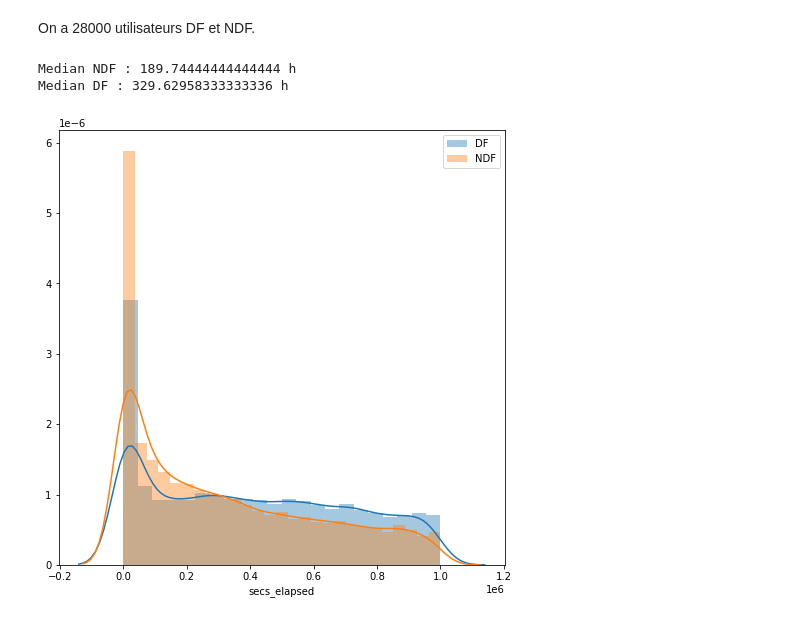
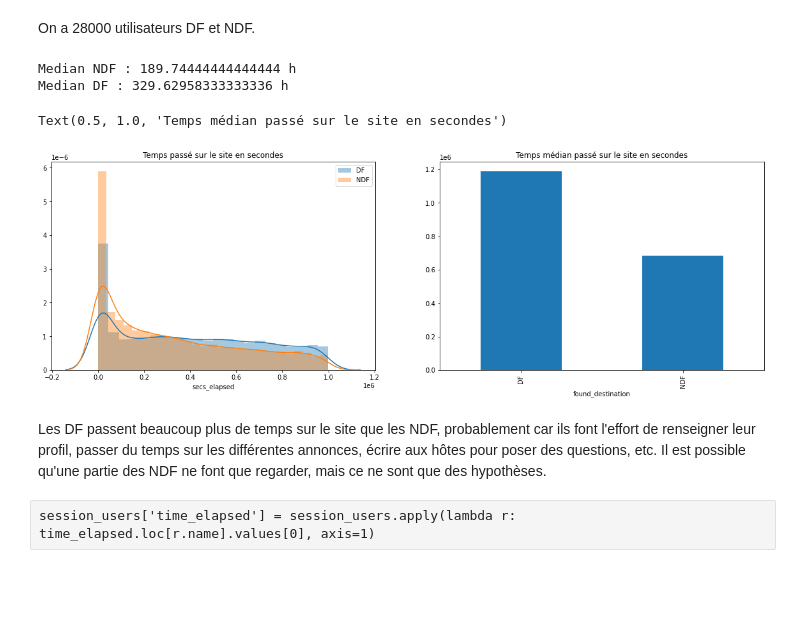
Before and after one commit to vesran/BookerGuess, a Jupyter notebook: _3_analyse_des_sessions.ipynb, the cells around one changed output. Cells and saved outputs as stored; diff of their text form; code cells hidden in the pictures; blank space fills up the shorter version.

```diff
--- a/_3_analyse_des_sessions.ipynb
+++ b/_3_analyse_des_sessions.ipynb
@@ -24,8 +26,8 @@ base_user_ids = list(set(base_user_ids) - set(test_user_ids))
 users_by_ids = users.set_index('id')
 session_users = users_by_ids.loc[base_user_ids]
 
-session_users_ndf = session_users[session_users['found_destination'] == 'NDF'].head(28000)
-session_users_df = session_users[session_users['found_destination'] == 'DF'].head(28000)
+session_users_ndf = session_users[session_users['found_destination'] == 'NDF'].head(20000)
+session_users_df = session_users[session_users['found_destination'] == 'DF'].head(20000)
 session_users = pd.concat([session_users_ndf, session_users_df])
 
 sessions = sessions[sessions['user_id'].isin(session_users.index)]
@@ -46,13 +48,24 @@ sessions['found_destination'] = sessions.apply(lambda r: session_users.loc[r['us
 # %%
 time_elapsed = sessions.groupby(['user_id', 'found_destination'])['secs_elapsed'].sum()
 # sns.distplot(time_elapsed)
-plt.figure(figsize=(8, 8))
+f = plt.figure(figsize=(20, 6))
+f.add_subplot(1, 2, 1)
 sns.distplot(time_elapsed[time_elapsed < 0.1e7].loc[:,'DF'], label='DF')
 sns.distplot(time_elapsed[time_elapsed < 0.1e7].loc[:,'NDF'], label='NDF')
+plt.title("Temps passé sur le site en secondes")
 plt.legend()
 print(f'Median NDF : {time_elapsed.loc[:, "NDF"].median() / (60**2)} h')
 print(f'Median DF : {time_elapsed.loc[:, "DF"].median() / (60**2)} h')
+
+f.add_subplot(1, 2, 2)
+time_elapsed.groupby('found_destination').median().plot(kind='bar')
+_ = plt.title("Temps médian passé sur le site en secondes")
 # %% [output]
 Median NDF : 189.74444444444444 h
 Median DF : 329.62958333333336 h
+Text(0.5, 1.0, 'Temps médian passé sur le site en secondes')
-[figure, old version]
+[figure, new version]
+# %% [markdown]
+Les DF passent beaucoup plus de temps sur le site que les NDF, probablement car ils font l'effort de renseigner leur profil, passer du temps sur les différentes annonces, écrire aux hôtes pour poser des questions, etc. Il est possible qu'une partie des NDF ne font que regarder, mais ce ne sont que des hypothèses.
+# %% [raw]
+session_users['time_elapsed'] = session_users.apply(lambda r: time_elapsed.loc[r.name].values[0], axis=1)
```
Also changed, not shown: parts of 8 cells of this notebook.
